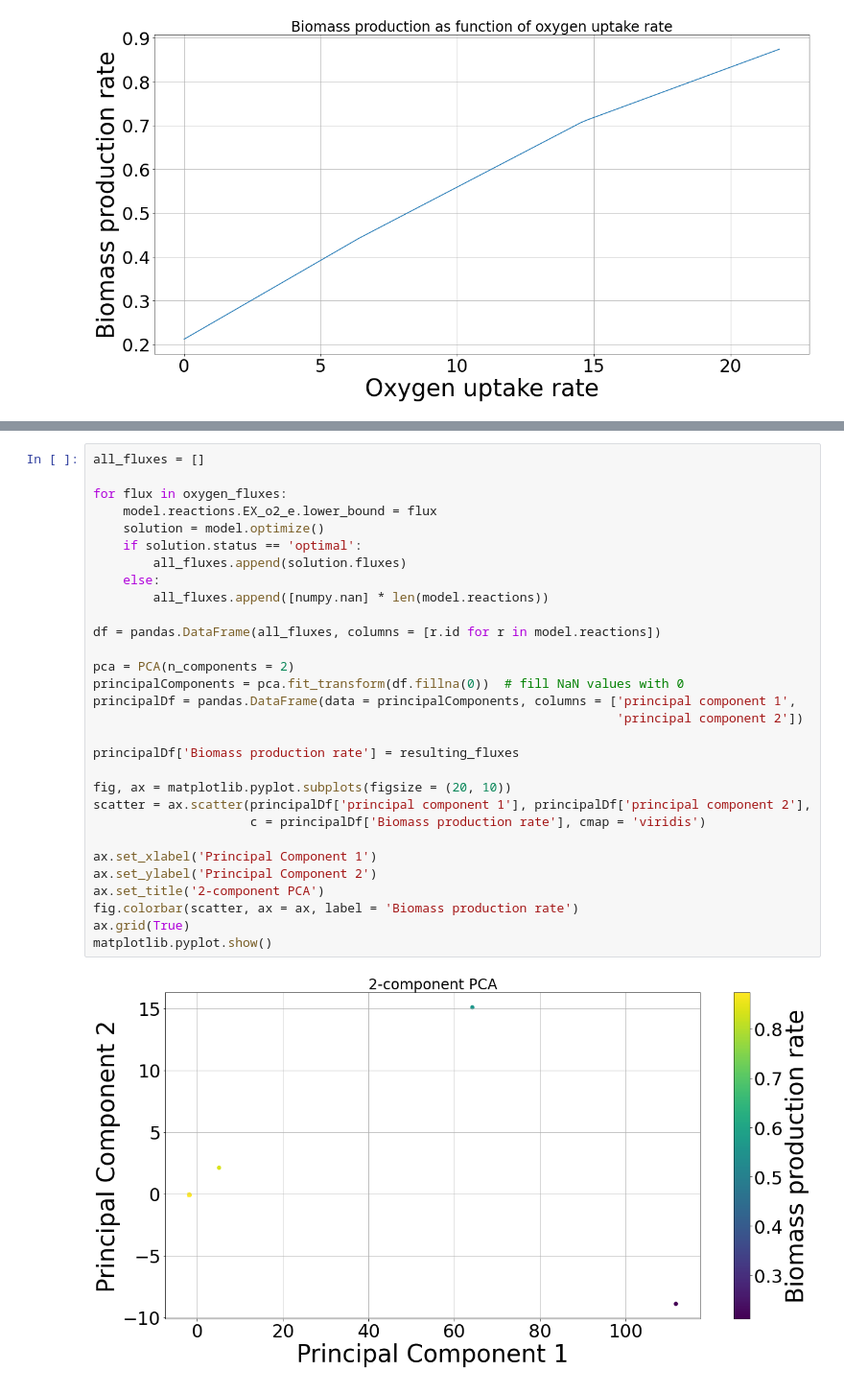
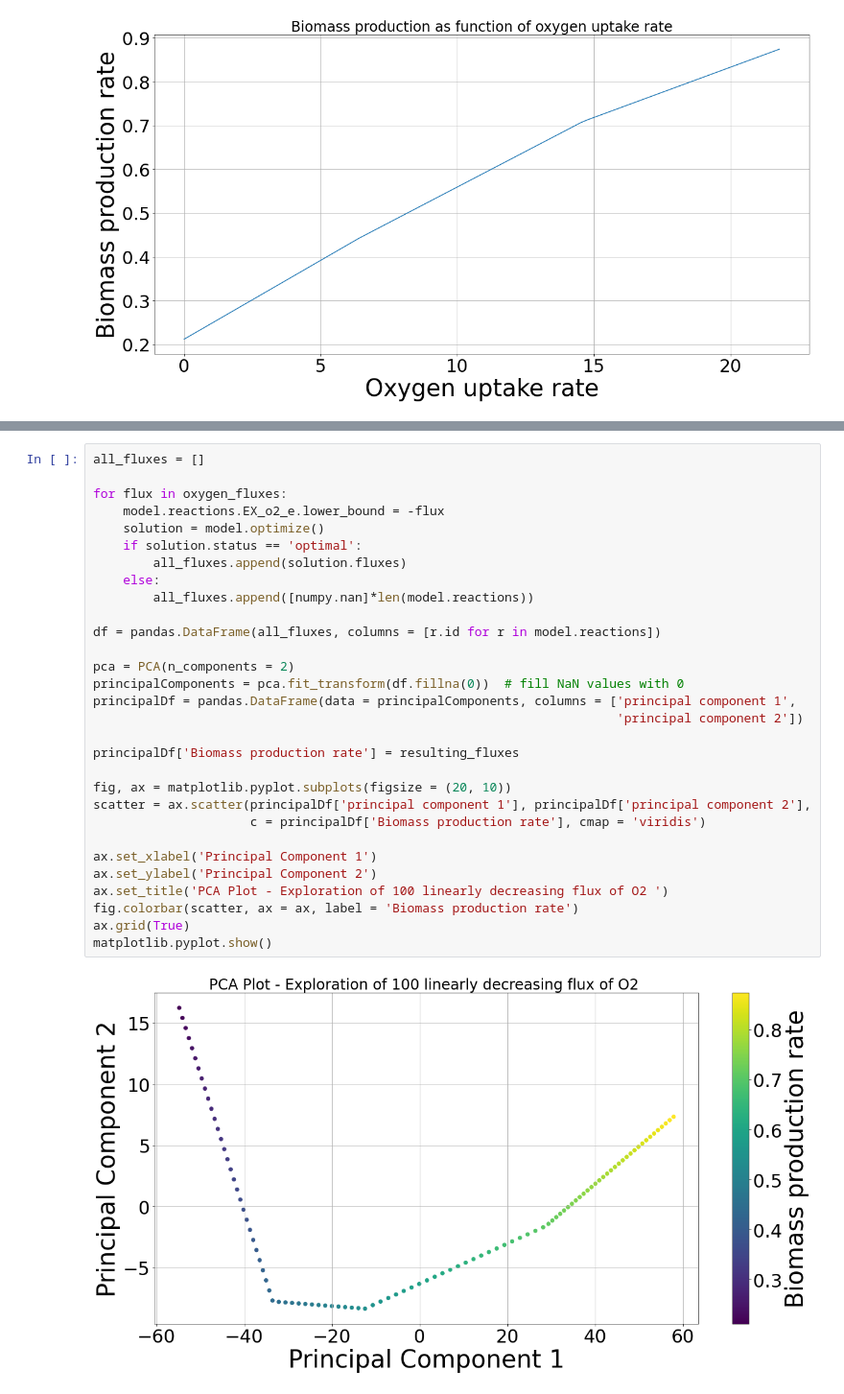
Before and after one commit to jaydeerafael/Metabolic-Trajectory-Inference, a Jupyter notebook: Metabolic_Trajectory.ipynb, the cells around one changed output, grey strips where cells are left out. Shown: that part at 96% size. Cells and saved outputs as stored; diff of their text form.

```diff
--- a/Metabolic_Trajectory.ipynb
+++ b/Metabolic_Trajectory.ipynb
@@ -126,32 +104,32 @@ array([-1000.        ,  -989.8989899 ,  -979.7979798 ,  -969.6969697 ,
 # %%
 all_fluxes = []
 
 for flux in oxygen_fluxes:
-    model.reactions.EX_o2_e.lower_bound = flux
+    model.reactions.EX_o2_e.lower_bound = -flux
     solution = model.optimize()
     if solution.status == 'optimal':
         all_fluxes.append(solution.fluxes)
     else:
-        all_fluxes.append([numpy.nan] * len(model.reactions))
+        all_fluxes.append([numpy.nan]*len(model.reactions))
 
 df = pandas.DataFrame(all_fluxes, columns = [r.id for r in model.reactions])
 
 pca = PCA(n_components = 2)
 principalComponents = pca.fit_transform(df.fillna(0))  # fill NaN values with 0
 principalDf = pandas.DataFrame(data = principalComponents, columns = ['principal component 1',
                                                                       'principal component 2'])
 
 principalDf['Biomass production rate'] = resulting_fluxes
 
 fig, ax = matplotlib.pyplot.subplots(figsize = (20, 10))
 scatter = ax.scatter(principalDf['principal component 1'], principalDf['principal component 2'],
                      c = principalDf['Biomass production rate'], cmap = 'viridis')
 
 ax.set_xlabel('Principal Component 1')
 ax.set_ylabel('Principal Component 2')
-ax.set_title('2-component PCA')
+ax.set_title('PCA Plot - Exploration of 100 linearly decreasing flux of O2 ')
 fig.colorbar(scatter, ax = ax, label = 'Biomass production rate')
 ax.grid(True)
 matplotlib.pyplot.show()
 # %% [output]
-[figure, old version]
+[figure, new version]
```
Also changed, not shown: parts of 3 cells of this notebook.
